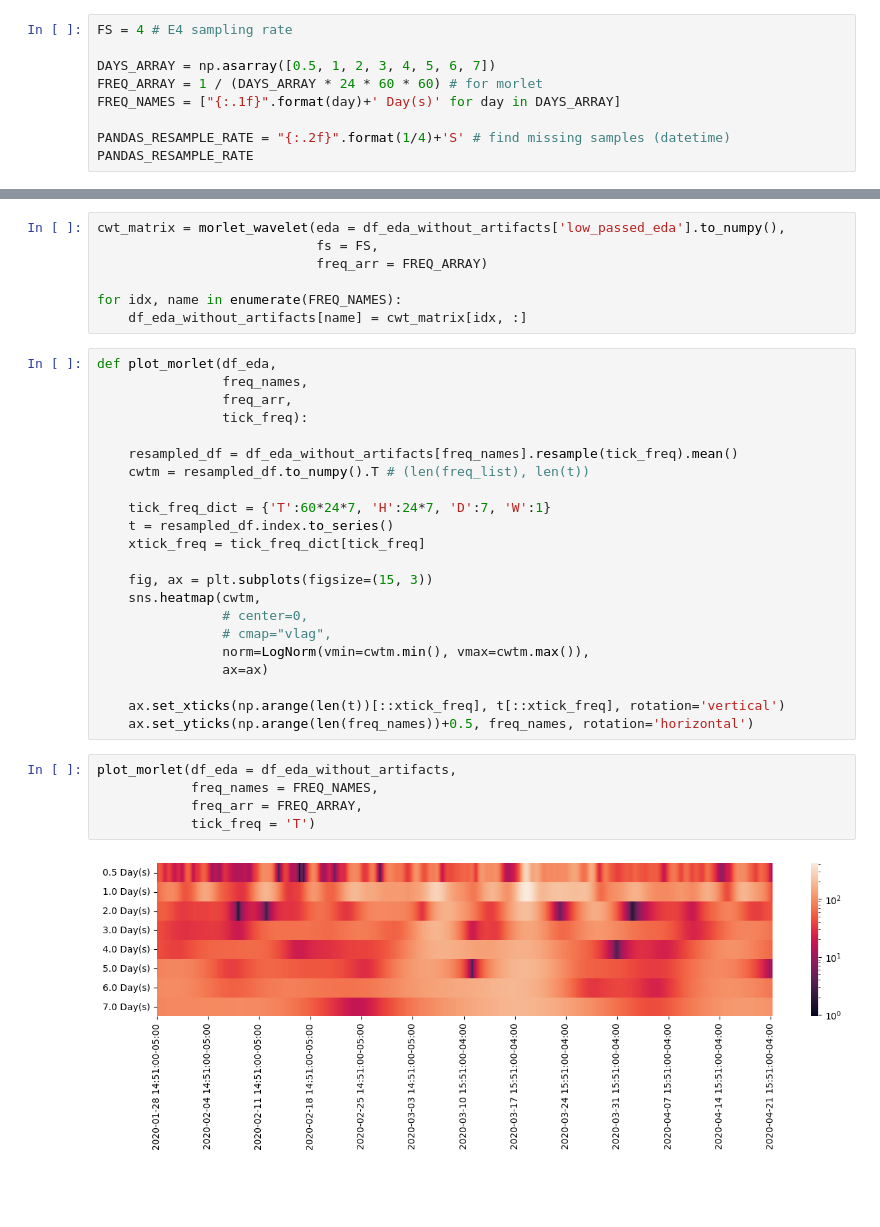
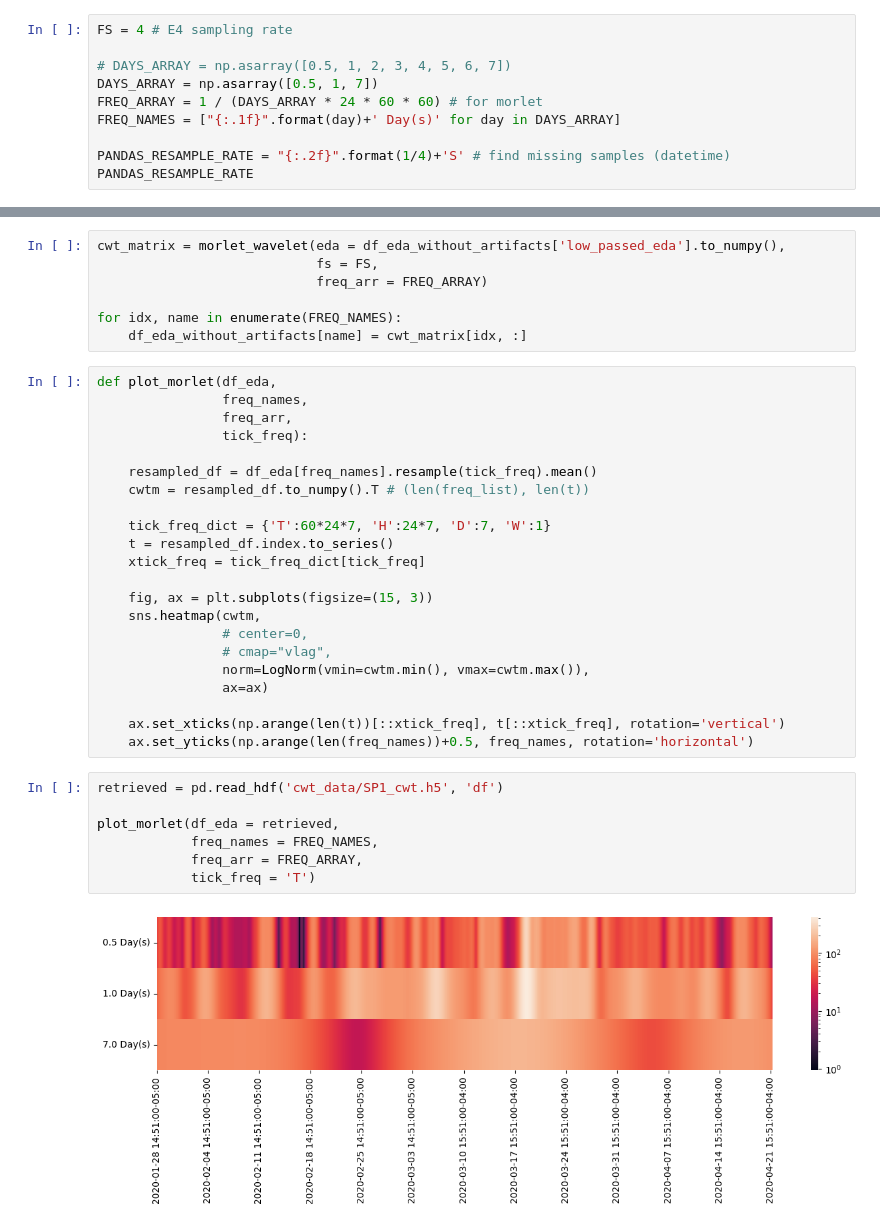
Before and after one commit to boyu-zhang-25/sensecode-eda, a Jupyter notebook: wavelet_analysis.ipynb, the cells around one changed output, grey strips where cells are left out. Saved outputs shown, nothing was run; the diff lists cells and outputs as text; blank space fills up the shorter version.

```diff
--- a/wavelet_analysis.ipynb
+++ b/wavelet_analysis.ipynb
@@ -12,7 +12,8 @@ eda_filepath = '/media/bayesian-posterior/sdc/sensecode_data/SP1_eda_worn_left.h
 # %%
 FS = 4 # E4 sampling rate
 
-DAYS_ARRAY = np.asarray([0.5, 1, 2, 3, 4, 5, 6, 7])
+# DAYS_ARRAY = np.asarray([0.5, 1, 2, 3, 4, 5, 6, 7])
+DAYS_ARRAY = np.asarray([0.5, 1, 7])
 FREQ_ARRAY = 1 / (DAYS_ARRAY * 24 * 60 * 60) # for morlet
 FREQ_NAMES = ["{:.1f}".format(day)+' Day(s)' for day in DAYS_ARRAY]
 
@@ -195,7 +196,7 @@ def plot_morlet(df_eda,
                 freq_arr,
                 tick_freq):
 
-    resampled_df = df_eda_without_artifacts[freq_names].resample(tick_freq).mean()
+    resampled_df = df_eda[freq_names].resample(tick_freq).mean()
     cwtm = resampled_df.to_numpy().T # (len(freq_list), len(t))
 
     tick_freq_dict = {'T':60*24*7, 'H':24*7, 'D':7, 'W':1}
@@ -212,9 +213,11 @@ def plot_morlet(df_eda,
     ax.set_xticks(np.arange(len(t))[::xtick_freq], t[::xtick_freq], rotation='vertical')
     ax.set_yticks(np.arange(len(freq_names))+0.5, freq_names, rotation='horizontal')
 # %%
-plot_morlet(df_eda = df_eda_without_artifacts,
+retrieved = pd.read_hdf('cwt_data/SP1_cwt.h5', 'df')
+
+plot_morlet(df_eda = retrieved,
             freq_names = FREQ_NAMES,
             freq_arr = FREQ_ARRAY,
             tick_freq = 'T')
 # %% [output]
-[figure, old version]
+[figure, new version]
```
Also changed, not shown: 1 other file.
